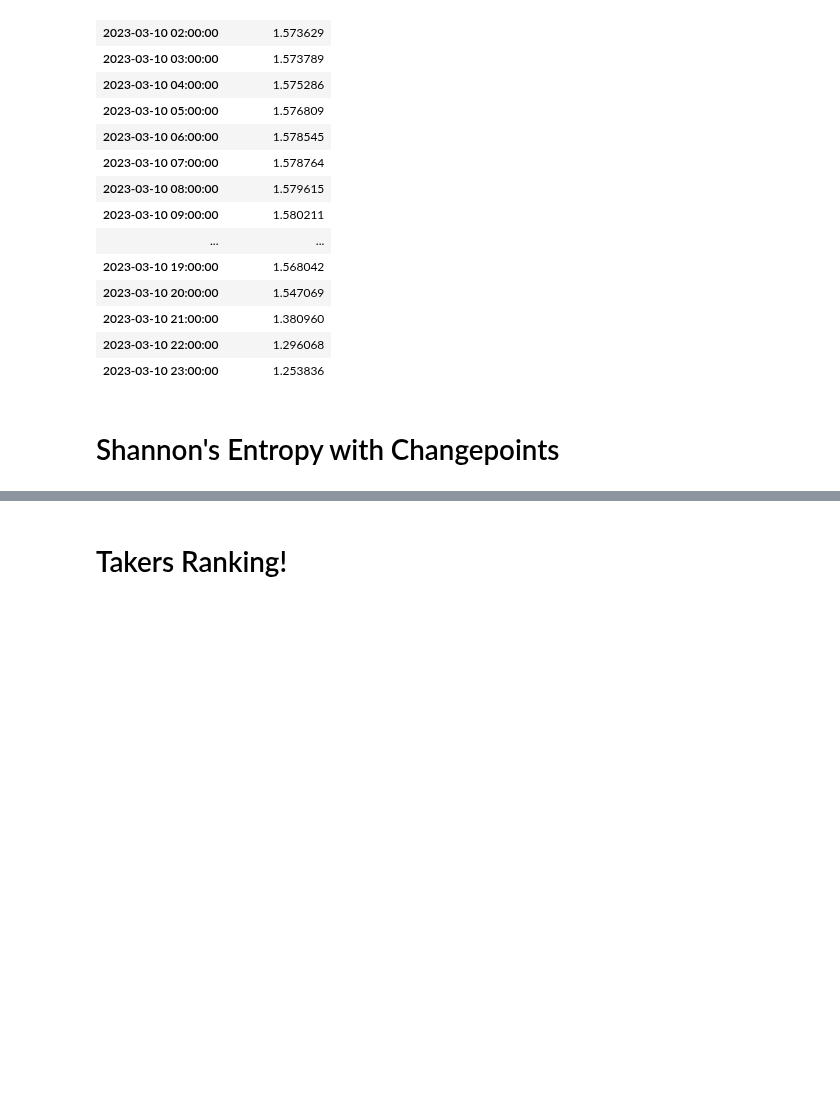
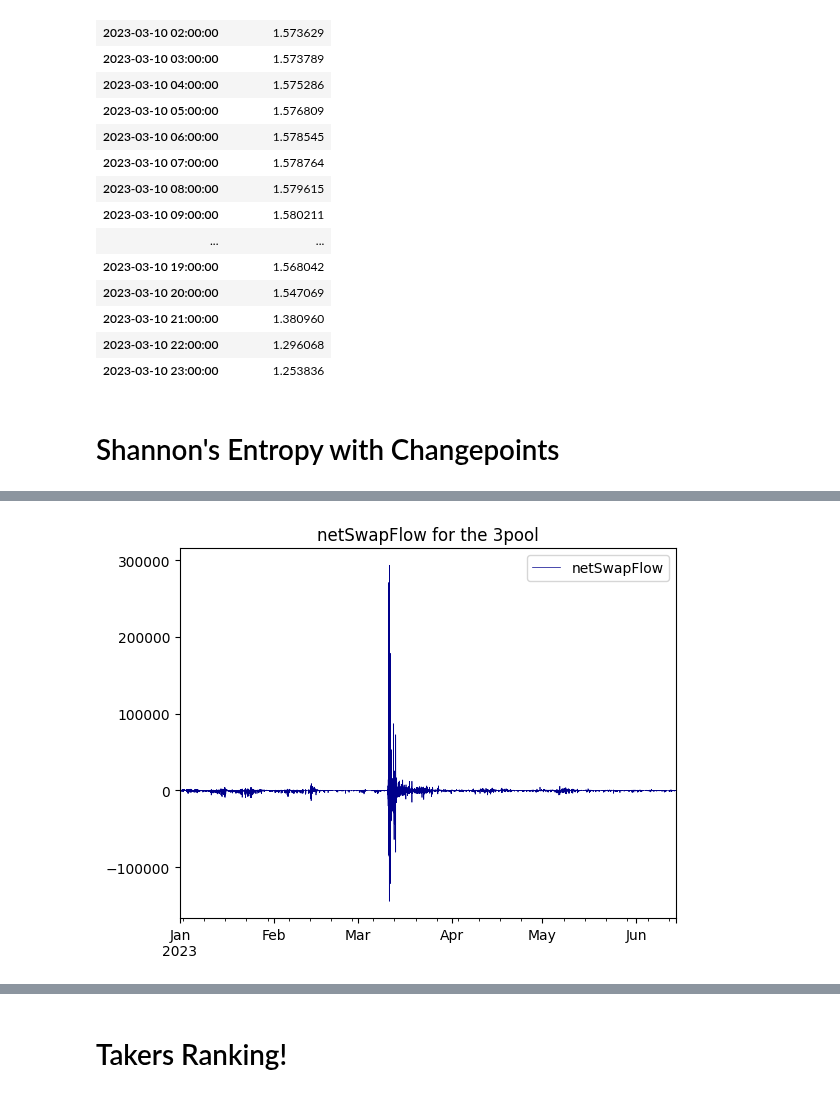
Before and after one commit to xenophonlabs/curve-lp-metrics, a Jupyter notebook: README.ipynb, the cells around one changed output, grey strips where cells are left out. Drawn from its saved outputs; the diff is of its cells as text; code cells hidden in the pictures; blank space fills up the shorter version.

```diff
--- a/README.ipynb
+++ b/README.ipynb
@@ -93,0 +93,23 @@ Error:
+# %%
+# NOTE: Pool Metrics
+endpoint = 'pool_X' # <- pool_X not pool_metrics for the underlying signal
+pool = '0xbebc44782c7db0a1a60cb6fe97d0b483032ff1c7'
+metric = 'netSwapFlow'
+start = int(datetime.timestamp(datetime(2023, 1, 1)))
+end = int(datetime.timestamp(datetime.now()))
+params = {
+    'pool_id': pool,
+    'metric': metric,
+    'start': start,
+    'end': end
+}
+response = req.get(URL + endpoint, params=params)
+if response.status_code == 200:
+    series = pd.DataFrame.from_dict(response.json(), orient='index', columns=[metric])
+    series.index = pd.to_datetime(pd.to_numeric(series.index), unit='s')
+    series.plot(color='darkblue', linewidth=0.5, title=f'{metric} for the 3pool')
+    plt.show()
+else:
+    print('Request failed.')
+# %% [output]
+[figure, added]
```
Also changed, not shown: parts of 4 cells of this notebook, 28 other files.
